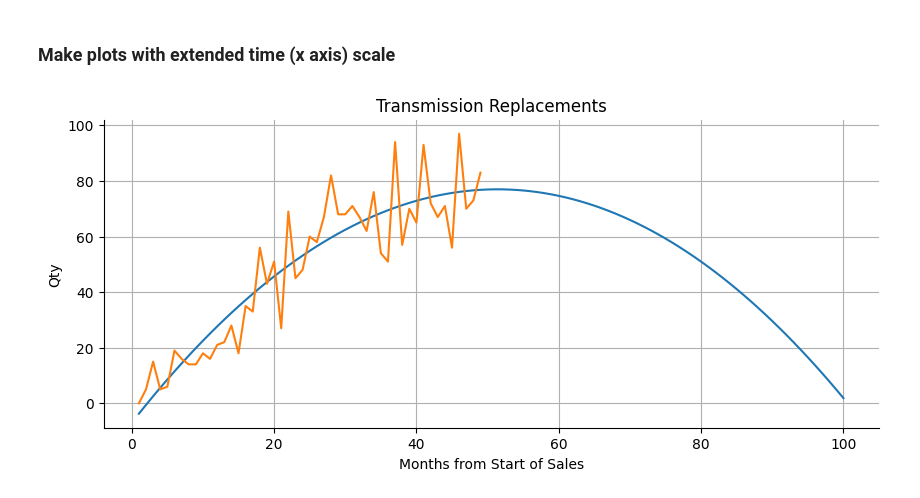
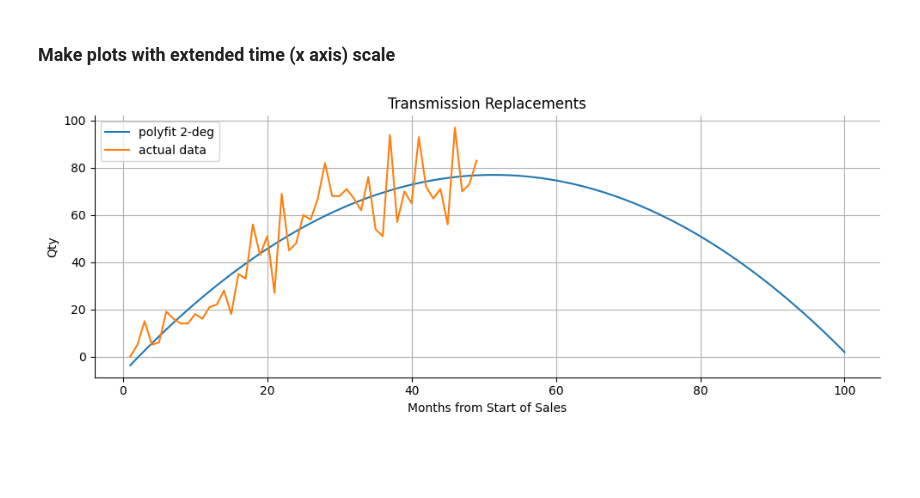
Before and after one commit to pybokeh/forecasting, a Jupyter notebook: notebooks/PolyFit.ipynb, the cells around one changed output. Saved outputs shown, nothing was run; the diff lists cells and outputs as text; code cells hidden in the pictures; blank space fills up the shorter version.

```diff
--- a/notebooks/PolyFit.ipynb
+++ b/notebooks/PolyFit.ipynb
@@ -128,12 +145,16 @@ x_new = np.linspace(1, 100, 100)
 ffit = poly.polyval(x_new, coefs)
 # %%
 fig, ax = plt.subplots(figsize=(10,4))
-plt.plot(x_new, ffit)
-plt.plot(x, y)
+
+ax.spines[['right', 'top']].set_visible(False)
+plt.plot(x_new, ffit, label='polyfit 2-deg')
+plt.plot(x, y, label='actual data')
 plt.xlabel('Months from Start of Sales')
 plt.ylabel('Qty')
 plt.grid(visible=True)
 plt.title('Transmission Replacements')
-sns.despine()
+plt.legend(loc='upper left')
+plt.tight_layout()
+plt.show()
 # %% [output]
-[figure, old version]
+[figure, new version]
```
Also changed, not shown: parts of 12 cells of this notebook, 9 other files.
